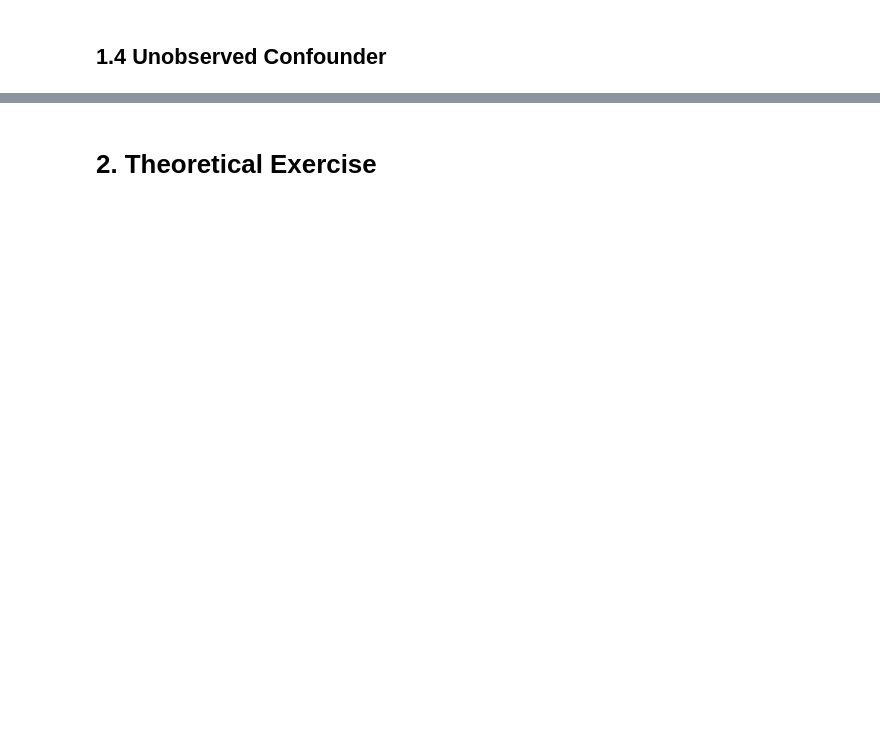
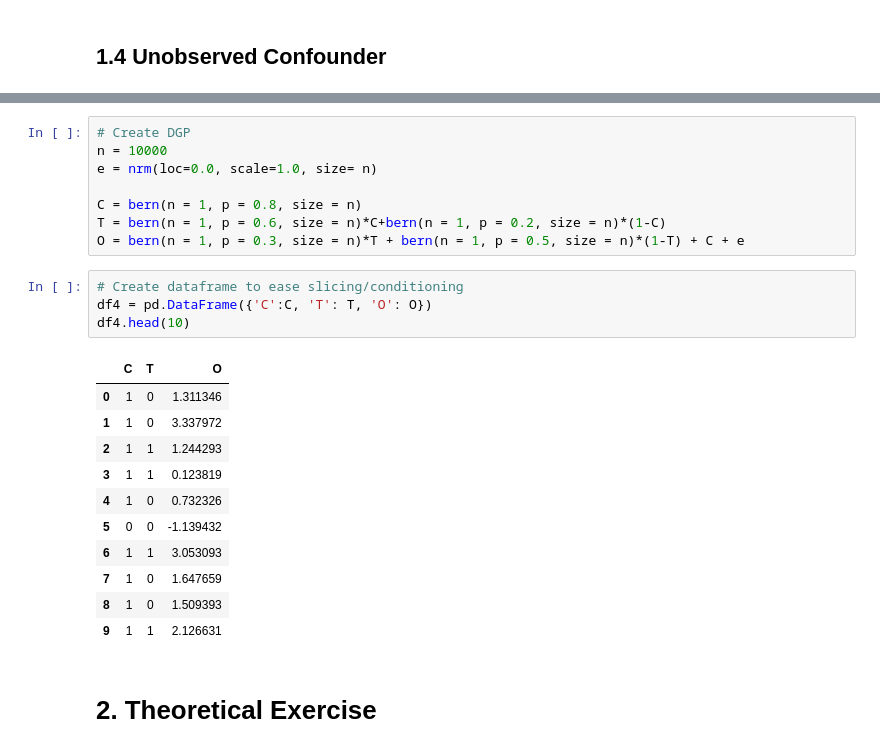
Before and after one commit to MathiasSchindlerCPH/BSE-T2-ML-and-Causal-Inf-repo, a Jupyter notebook: PSET1_CI_and_ML.ipynb, the cells around one changed output, grey strips where cells are left out. Drawn from its saved outputs; the diff is of its cells as text; blank space fills up the shorter version.

```diff
--- a/PSET1_CI_and_ML.ipynb
+++ b/PSET1_CI_and_ML.ipynb
@@ -23,2 +166,26 @@ Institution: Barcelona School of Economics, Data Science for Decision Making Pro
+# %%
+# Create DGP
+n = 10000
+e = nrm(loc=0.0, scale=1.0, size= n)
+
+C = bern(n = 1, p = 0.8, size = n)
+T = bern(n = 1, p = 0.6, size = n)*C+bern(n = 1, p = 0.2, size = n)*(1-C)
+O = bern(n = 1, p = 0.3, size = n)*T + bern(n = 1, p = 0.5, size = n)*(1-T) + C + e
+# %%
+# Create dataframe to ease slicing/conditioning
+df4 = pd.DataFrame({'C':C, 'T': T, 'O': O})
+df4.head(10)
+# %% [output]
+|  | C | T | O |
+| 0 | 1 | 0 | 1.311346 |
+| 1 | 1 | 0 | 3.337972 |
+| 2 | 1 | 1 | 1.244293 |
+| 3 | 1 | 1 | 0.123819 |
+| 4 | 1 | 0 | 0.732326 |
+| 5 | 0 | 0 | -1.139432 |
+| 6 | 1 | 1 | 3.053093 |
+| 7 | 1 | 0 | 1.647659 |
+| 8 | 1 | 0 | 1.509393 |
+| 9 | 1 | 1 | 2.126631 |
 # %% [markdown]
 # 2. Theoretical Exercise
```
Also changed, not shown: parts of 23 cells of this notebook.
